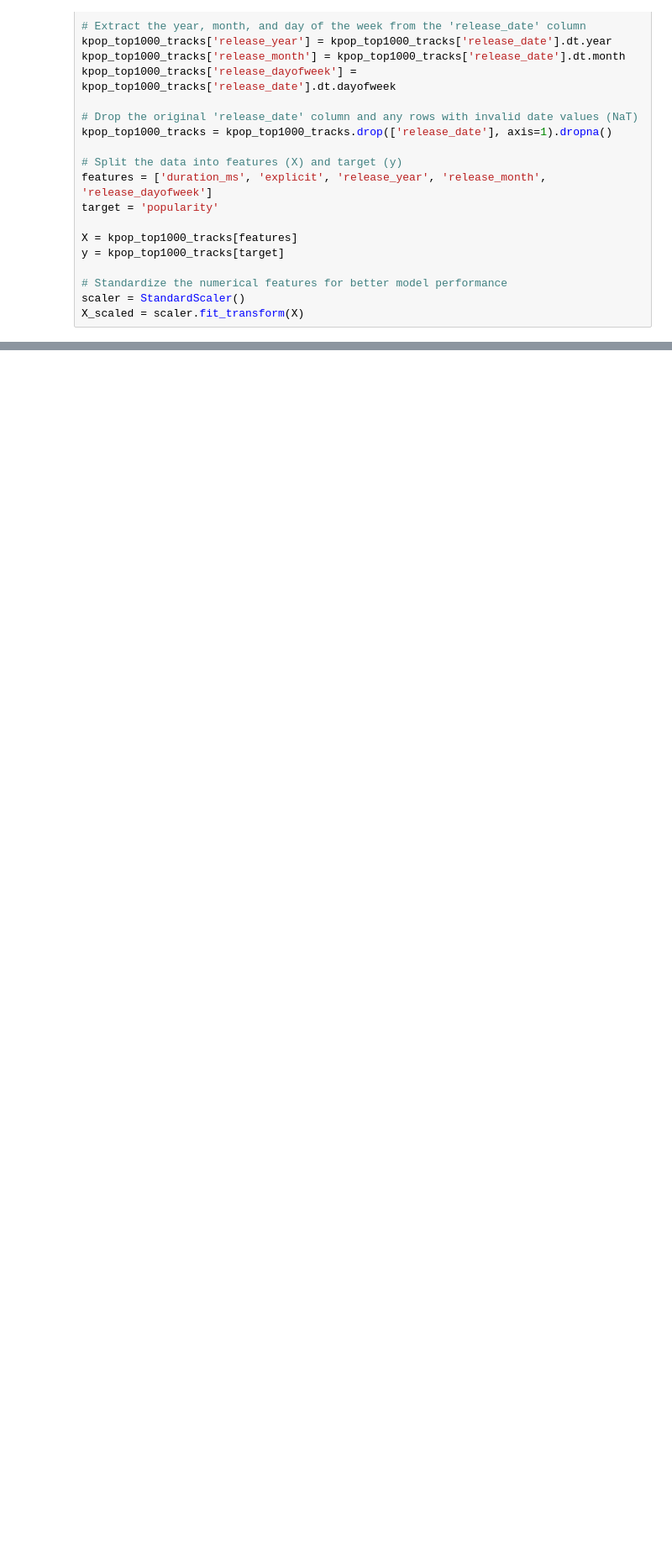
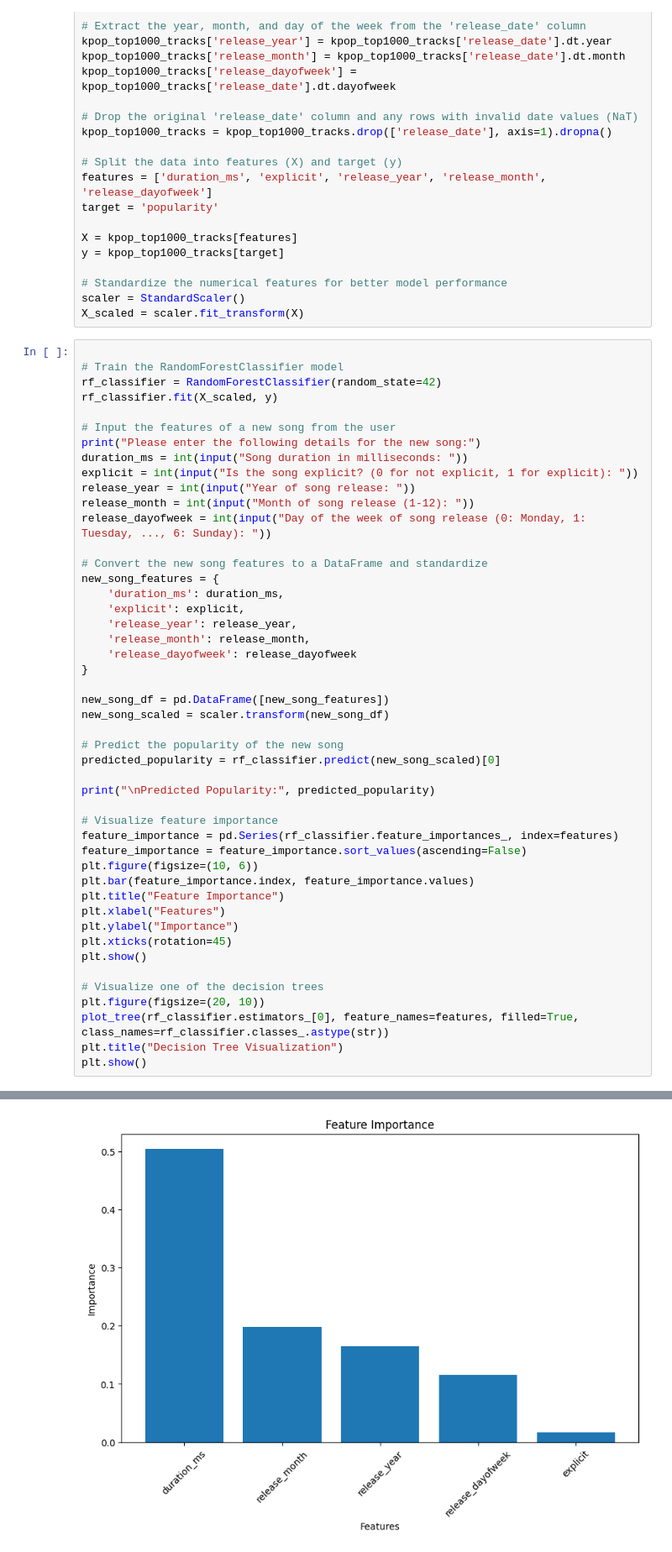
Before and after one commit to AryanRana07/Song-Popularity-Predictor, a Jupyter notebook: Supervised.ipynb, the cells around one changed output, grey strips where cells are left out. Shown at 84% size. Drawn from its saved outputs; the diff is of its cells as text; blank space fills up the shorter version.

Commit message:
Apply Decision Tree and plotted feature imortance

```diff
--- a/Supervised.ipynb
+++ b/Supervised.ipynb
@@ -39,3 +39,51 @@ y = kpop_top1000_tracks[target]
 # Standardize the numerical features for better model performance
 scaler = StandardScaler()
 X_scaled = scaler.fit_transform(X)
+# %%
+
+# Train the RandomForestClassifier model
+rf_classifier = RandomForestClassifier(random_state=42)
+rf_classifier.fit(X_scaled, y)
+
+# Input the features of a new song from the user
+print("Please enter the following details for the new song:")
+duration_ms = int(input("Song duration in milliseconds: "))
+explicit = int(input("Is the song explicit? (0 for not explicit, 1 for explicit): "))
+release_year = int(input("Year of song release: "))
+release_month = int(input("Month of song release (1-12): "))
+release_dayofweek = int(input("Day of the week of song release (0: Monday, 1: Tuesday, ..., 6: Sunday): "))
+
+# Convert the new song features to a DataFrame and standardize
+new_song_features = {
+    'duration_ms': duration_ms,
+    'explicit': explicit,
+    'release_year': release_year,
+    'release_month': release_month,
+    'release_dayofweek': release_dayofweek
+}
+
+new_song_df = pd.DataFrame([new_song_features])
+new_song_scaled = scaler.transform(new_song_df)
+
+# Predict the popularity of the new song
+predicted_popularity = rf_classifier.predict(new_song_scaled)[0]
+
+print("\nPredicted Popularity:", predicted_popularity)
+
+# Visualize feature importance
+feature_importance = pd.Series(rf_classifier.feature_importances_, index=features)
+feature_importance = feature_importance.sort_values(ascending=False)
+plt.figure(figsize=(10, 6))
+plt.bar(feature_importance.index, feature_importance.values)
+plt.title("Feature Importance")
+plt.xlabel("Features")
+plt.ylabel("Importance")
+plt.xticks(rotation=45)
+plt.show()
+
+# Visualize one of the decision trees
+plt.figure(figsize=(20, 10))
+plot_tree(rf_classifier.estimators_[0], feature_names=features, filled=True, class_names=rf_classifier.classes_.astype(str))
+plt.title("Decision Tree Visualization")
+plt.show()
+# %% [output]
@@ -41,0 +93 @@ X_scaled = scaler.fit_transform(X)
+[figure, added]
```
Also changed, not shown: parts of 1 cell of this notebook.
